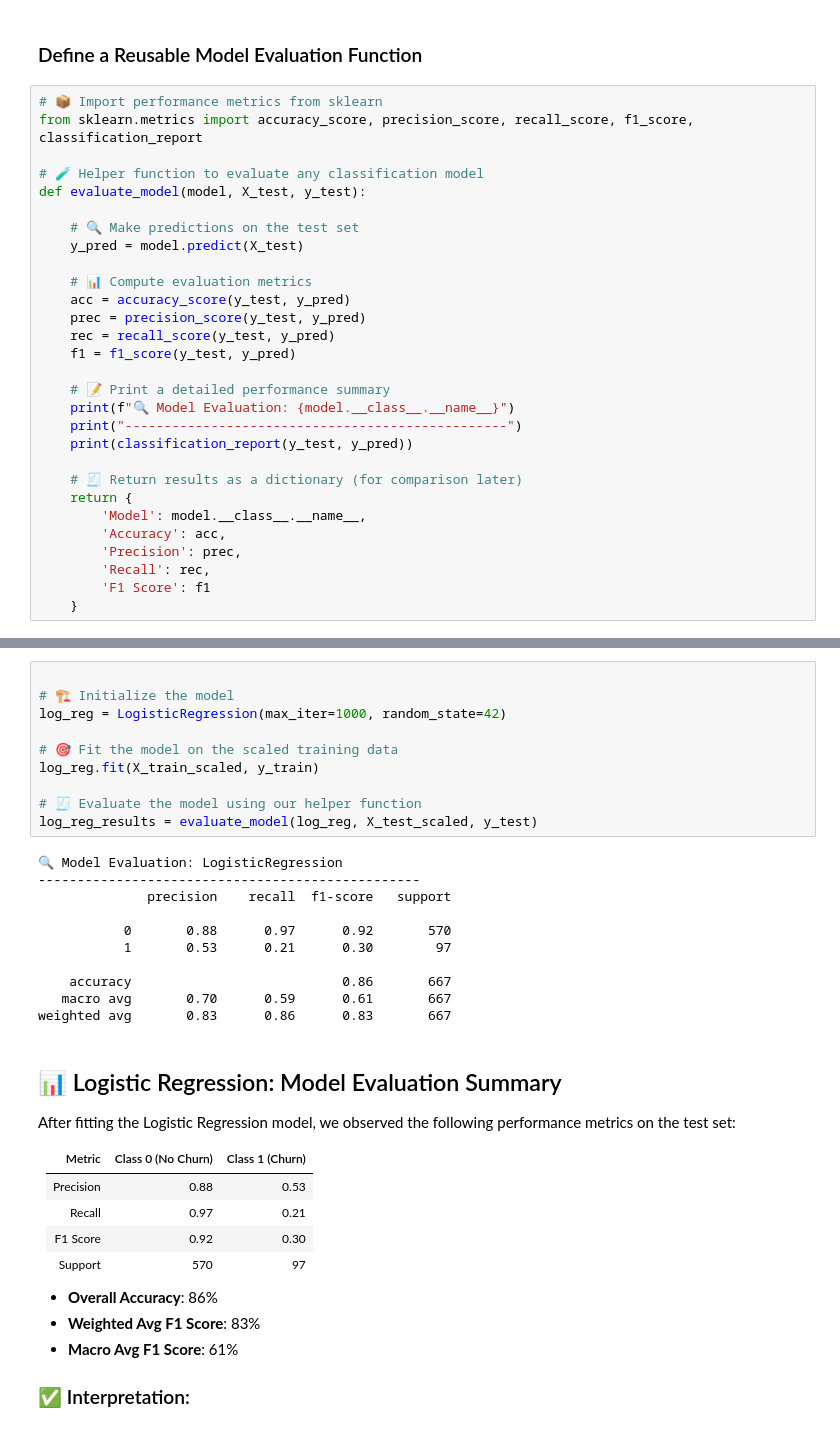
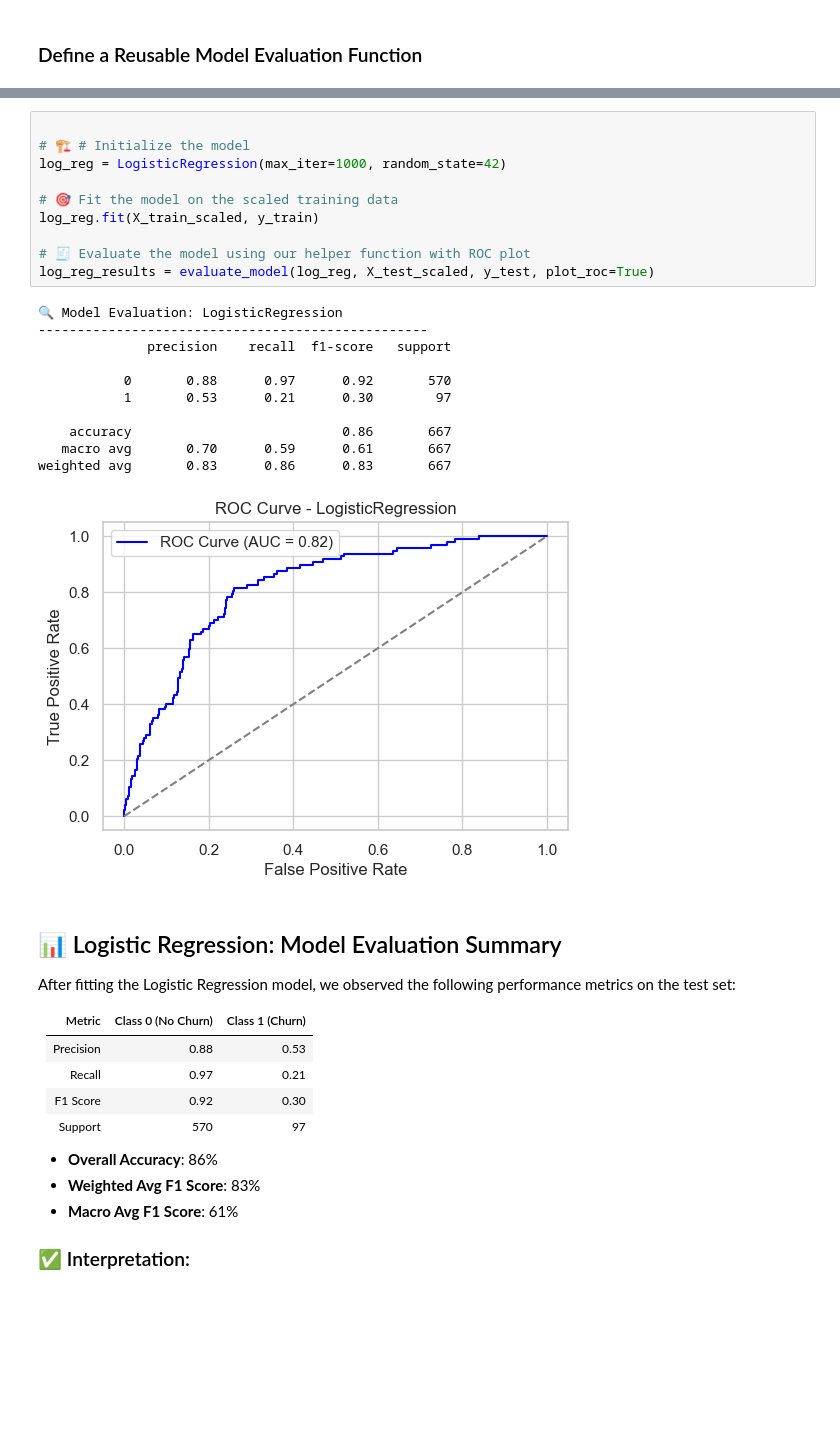
Before and after one commit to RachelinTheLoop/predicting-customer-churn, a Jupyter notebook: customer_churn_analysis.ipynb, the cells around one changed output, grey strips where cells are left out. Cells and saved outputs as stored; diff of their text form; blank space fills up the shorter version.

```diff
--- a/customer_churn_analysis.ipynb
+++ b/customer_churn_analysis.ipynb
@@ -408,32 +410,3 @@ X_train_scaled = scaler.fit_transform(X_train)
 X_test_scaled = scaler.transform(X_test)
 # %% [markdown]
 ### Define a Reusable Model Evaluation Function
-# %%
-# 📦 Import performance metrics from sklearn
-from sklearn.metrics import accuracy_score, precision_score, recall_score, f1_score, classification_report
-
-# 🧪 Helper function to evaluate any classification model
-def evaluate_model(model, X_test, y_test):
-
-    # 🔍 Make predictions on the test set
-    y_pred = model.predict(X_test)
-
-    # 📊 Compute evaluation metrics
-    acc = accuracy_score(y_test, y_pred)
-    prec = precision_score(y_test, y_pred)
-    rec = recall_score(y_test, y_pred)
-    f1 = f1_score(y_test, y_pred)
-
-    # 📝 Print a detailed performance summary
-    print(f"🔍 Model Evaluation: {model.__class__.__name__}")
-    print("-------------------------------------------------")
-    print(classification_report(y_test, y_pred))
-
-    # 🧾 Return results as a dictionary (for comparison later)
-    return {
-        'Model': model.__class__.__name__,
-        'Accuracy': acc,
-        'Precision': prec,
-        'Recall': rec,
-        'F1 Score': f1
-    }
@@ -440,24 +470,25 @@ def evaluate_model(model, X_test, y_test):
 # %%
 
-# 🏗️ Initialize the model
+# 🏗️ # Initialize the model
 log_reg = LogisticRegression(max_iter=1000, random_state=42)
 
 # 🎯 Fit the model on the scaled training data
 log_reg.fit(X_train_scaled, y_train)
 
-# 🧾 Evaluate the model using our helper function
-log_reg_results = evaluate_model(log_reg, X_test_scaled, y_test)
+# 🧾 Evaluate the model using our helper function with ROC plot
+log_reg_results = evaluate_model(log_reg, X_test_scaled, y_test, plot_roc=True)
 # %% [output]
 🔍 Model Evaluation: LogisticRegression
--------------------------------------------------
+--------------------------------------------------
               precision    recall  f1-score   support
 
            0       0.88      0.97      0.92       570
            1       0.53      0.21      0.30        97
 
     accuracy                           0.86       667
    macro avg       0.70      0.59      0.61       667
 weighted avg       0.83      0.86      0.83       667
+[figure, added]
 # %% [markdown]
 ## 📊 Logistic Regression: Model Evaluation Summary
 
```
Also changed, not shown: parts of 14 cells of this notebook.
